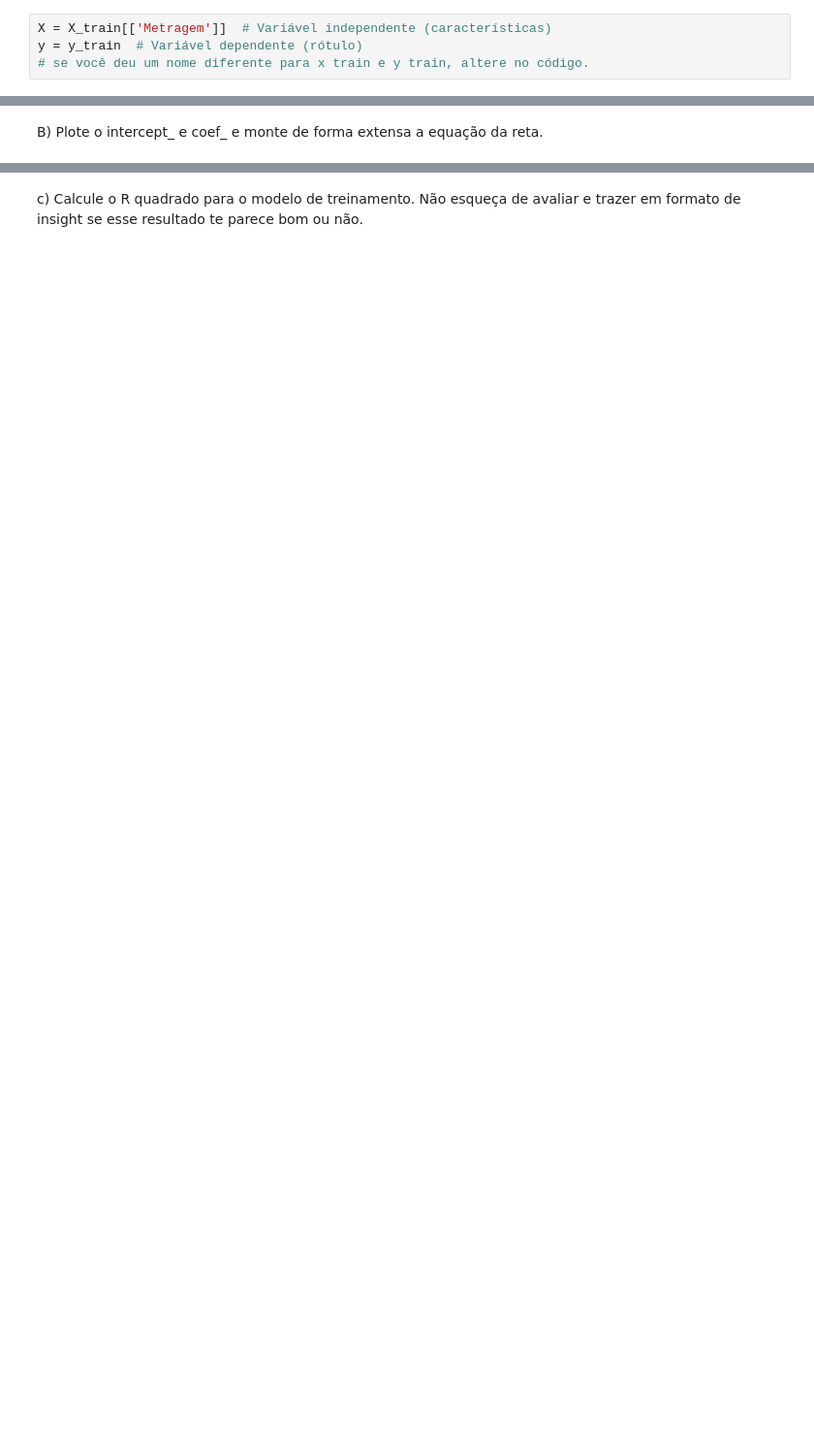
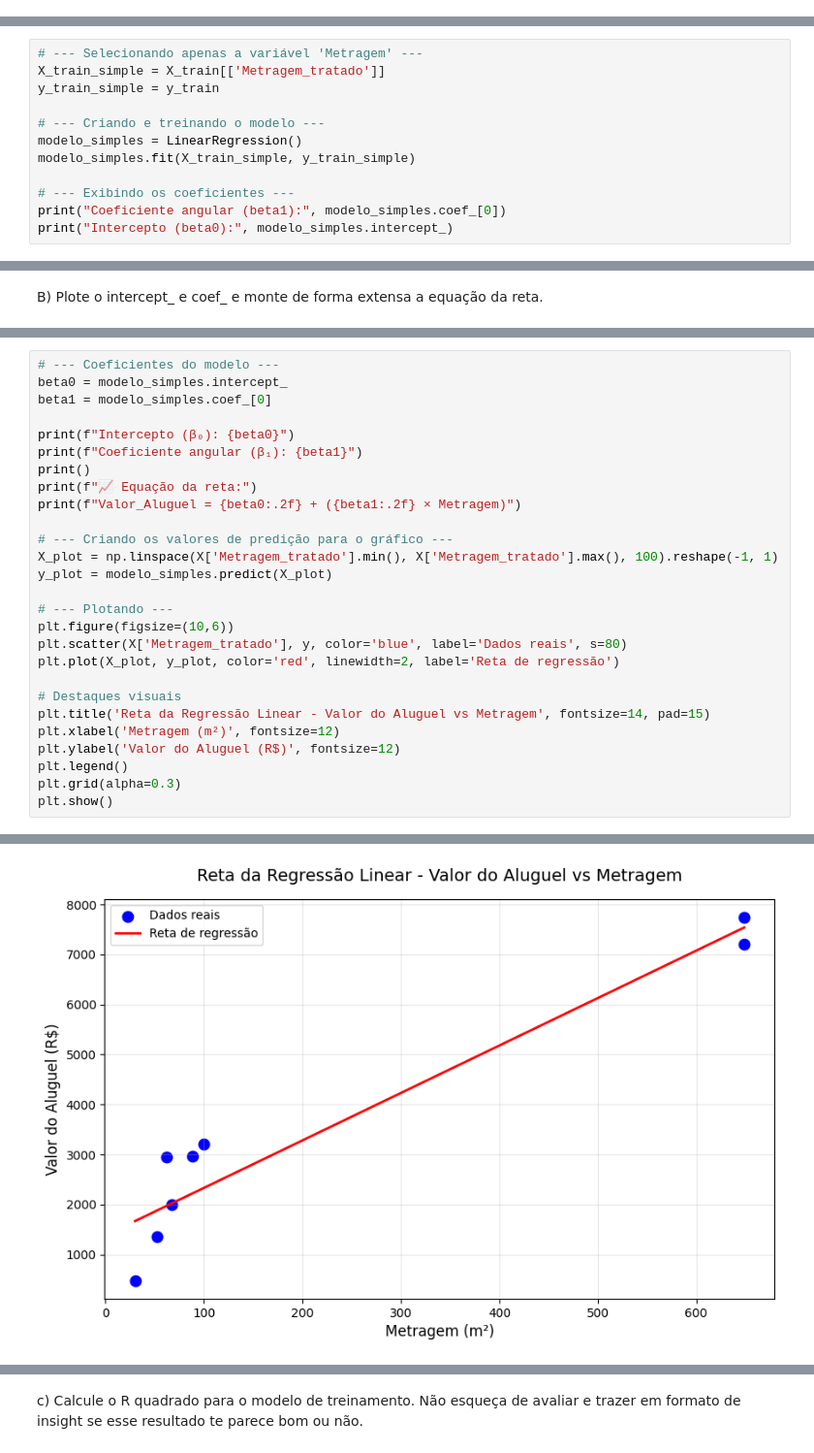
Before and after one commit to RToyoyama/Modulo_18_EBAC, a Jupyter notebook: Notebooks/Profissao Cientista de Dados M18 Pratique.ipynb, the cells around one changed output, grey strips where cells are left out. Shown at 97% size. Drawn from its saved outputs; the diff is of its cells as text; blank space fills up the shorter version.

Commit message:
update: LinearRegression model

```diff
--- a/Notebooks/Profissao Cientista de Dados M18 Pratique.ipynb
+++ b/Notebooks/Profissao Cientista de Dados M18 Pratique.ipynb
@@ -328,7 +328,3 @@ Tamanho do teste: 2 registros
 # 3 - Treine um modelo de regressão Linear simples
 
 A) Vamos utilizar apenas X_train e y_train para rodar um modelo de regressão linea simples e para isso usaremos apenas uma váriavel, a váriavel metragem.
-# %%
-X = X_train[['Metragem']]  # Variável independente (características)
-y = y_train  # Variável dependente (rótulo)
-# se você deu um nome diferente para x train e y train, altere no código.
@@ -336,0 +331,12 @@ y = y_train  # Variável dependente (rótulo)
+# %%
+# --- Selecionando apenas a variável 'Metragem' ---
+X_train_simple = X_train[['Metragem_tratado']]
+y_train_simple = y_train
+
+# --- Criando e treinando o modelo ---
+modelo_simples = LinearRegression()
+modelo_simples.fit(X_train_simple, y_train_simple)
+
+# --- Exibindo os coeficientes ---
+print("Coeficiente angular (beta1):", modelo_simples.coef_[0])
+print("Intercepto (beta0):", modelo_simples.intercept_)
@@ -342,0 +348,28 @@ Nossa equação seria:
+# %%
+# --- Coeficientes do modelo ---
+beta0 = modelo_simples.intercept_
+beta1 = modelo_simples.coef_[0]
+
+print(f"Intercepto (β₀): {beta0}")
+print(f"Coeficiente angular (β₁): {beta1}")
+print()
+print(f"📈 Equação da reta:")
+print(f"Valor_Aluguel = {beta0:.2f} + ({beta1:.2f} × Metragem)")
+
+# --- Criando os valores de predição para o gráfico ---
+X_plot = np.linspace(X['Metragem_tratado'].min(), X['Metragem_tratado'].max(), 100).reshape(-1, 1)
+y_plot = modelo_simples.predict(X_plot)
+
+# --- Plotando ---
+plt.figure(figsize=(10,6))
+plt.scatter(X['Metragem_tratado'], y, color='blue', label='Dados reais', s=80)
+plt.plot(X_plot, y_plot, color='red', linewidth=2, label='Reta de regressão')
+
+# Destaques visuais
+plt.title('Reta da Regressão Linear - Valor do Aluguel vs Metragem', fontsize=14, pad=15)
+plt.xlabel('Metragem (m²)', fontsize=12)
+plt.ylabel('Valor do Aluguel (R$)', fontsize=12)
+plt.legend()
+plt.grid(alpha=0.3)
+plt.show()
+# %% [output]
@@ -342,0 +381 @@ Nossa equação seria:
+[figure, added]
```
Also changed, not shown: parts of 29 cells of this notebook.
